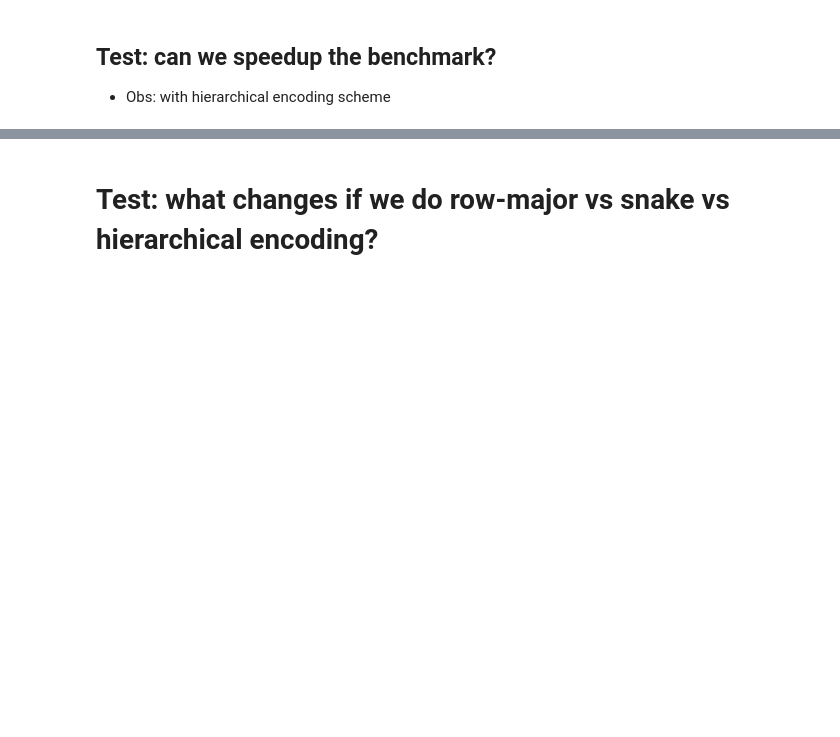
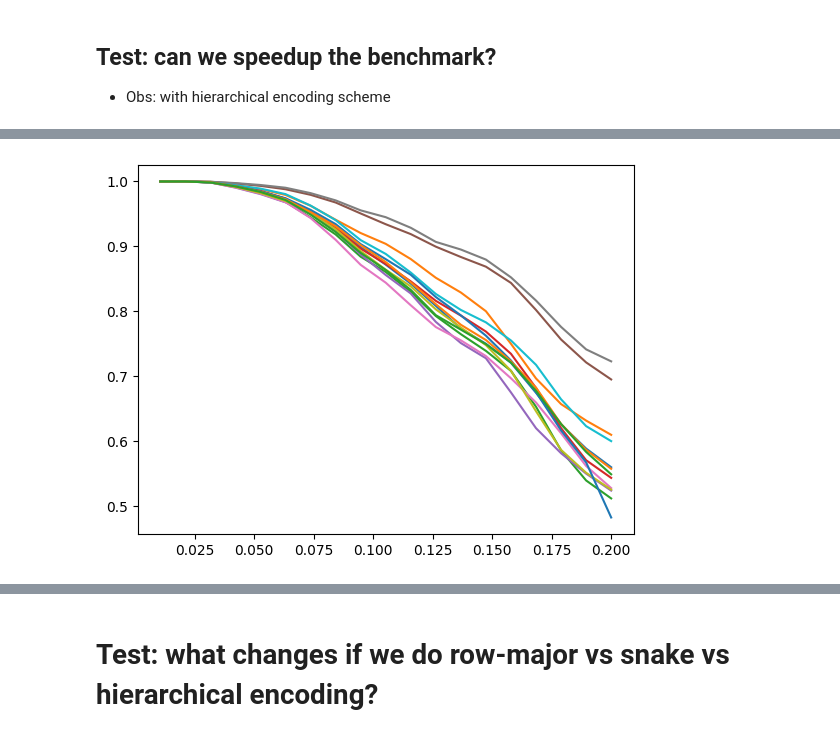
Before and after one commit to Alandroid/img-compression-mps, a Jupyter notebook: src/evaluation/evaluate_pipeline.ipynb, the cells around one changed output, grey strips where cells are left out. Saved outputs shown, nothing was run; the diff lists cells and outputs as text; code cells hidden in the pictures; blank space fills up the shorter version.

```diff
--- a/src/evaluation/evaluate_pipeline.ipynb
+++ b/src/evaluation/evaluate_pipeline.ipynb
@@ -70,0 +70,2 @@ Converting file 1/13
+# %%
+mps_list_dct_coarsest_patching = conv_to_mps(data_list, dct_level=-1)
@@ -159,0 +150,4 @@ KeyboardInterrupt:
+# %%
+ssim_list_with_patching, compression_ratio_list_with_patching, bond_dim_list_with_patching = run_benchmark(
+    mps_list_dct_coarsest_patching, data_list, cutoff_list
+)
@@ -159,0 +194,8 @@ KeyboardInterrupt:
+# %%
+plt.figure()
+for i in range(0, len(ssim_list_with_patching)):
+    plt.plot(cutoff_list, ssim_list_with_patching[i][1:])
+
+plt.show()
+# %% [output]
+[figure, added]
```
Also changed, not shown: parts of 19 cells of this notebook, 5 other files.
